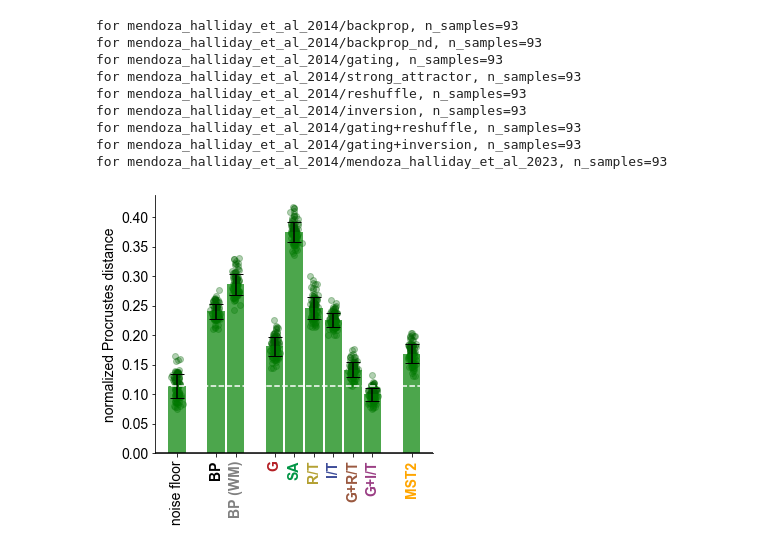
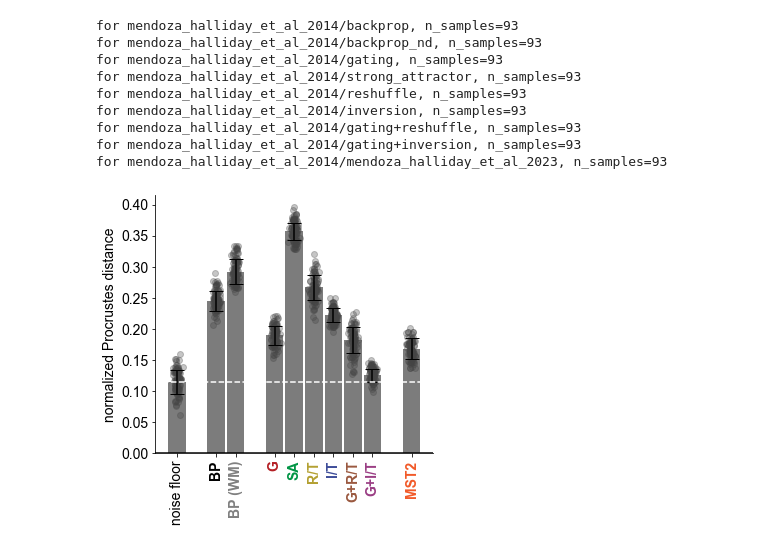
Before and after one commit to azaho/ccn_story3, a Jupyter notebook: netdist_new.ipynb, the cells around one changed output. Saved outputs shown, nothing was run; the diff lists cells and outputs as text; code cells hidden in the pictures.

```diff
--- a/netdist_new.ipynb
+++ b/netdist_new.ipynb
@@ -71,14 +71,14 @@ all_networks = {
         "display_name": "G+I/T"
     },
     "mendoza_halliday_et_al_2014": {
-        "color": "orange",
+        "color": "#F15A29",
         "names": [f"neuraldata/new/diego_phd_mst_{neuraldata_set}{neuraldata_normalization_suffix}"],
         "indices": np.array([0, 1, 2, 3]),
         "neural": True,
         "display_name": "MST1"
     },
     "mendoza_halliday_et_al_2023": {
-        "color": "orange",
+        "color": "#F15A29",
         "names": [f"neuraldata/new/diego_new_mst_{neuraldata_set}{neuraldata_normalization_suffix}"],
         "indices": np.array([0, 1, 2, 3]),
         "neural": True,
@@ -821,7 +827,7 @@ def computedistance_normalizedwithdata(X_neuraldata, Y, similarityname, VARIANCE
 # %%
 metric = LinearMetric(alpha=1.0, zero_pad=True)
 
-neuraldata_name = "mendoza_halliday_et_al_2014"
+neuraldata_name = "mendoza_halliday_et_al_2023"
 comparison_networks = [x for x in all_networks if x != neuraldata_name]
 
 comparison_distances = []
@@ -898,7 +909,7 @@ for mendoza_halliday_et_al_2014/gating+reshuffle, n_samples=93
 for mendoza_halliday_et_al_2014/gating+inversion, n_samples=93
 for mendoza_halliday_et_al_2014/mendoza_halliday_et_al_2023, n_samples=93
 # %%
-distances_list = [distances_a1a2] + comparison_distances
+distances_list = [noise_floor_distances] + comparison_distances
 labels = ['noise floor'] + [all_networks[x]['display_name'] for x in comparison_networks]
 network_colors = [all_networks[x]['color'] for x in comparison_networks]
 
@@ -916,36 +927,42 @@ width = 0.9  # the width of the bars
 fig, ax = plt.subplots(figsize=(5, 5))
 plt.rc('font', **{'family': 'Arial', 'weight': 'normal', 'size': 14})
 
+barcolor = "#444"
+dotscolor = barcolor
+
 # Add data points
 for i, mean in enumerate(means):
-    y_values = distances_list[i]
-    ax.scatter(np.random.randn(len(y_values))*0.1+x[i], y_values, color='darkgreen', zorder=0, alpha=0.3)
+    y_values = np.copy(distances_list[i])
+    np.random.shuffle(y_values)
+    y_values = y_values[::n_network_samples]  # only show some datapoints to not overcrowd the graph
+    if i==0: y_values = y_values[::len(comparison_networks)]  # only show some datapoints to not overcrowd the graph
+    ax.scatter(np.random.randn(len(y_values))*0.1+x[i], y_values, color=dotscolor, zorder=0, alpha=0.3)
 
 # Create bars with error bars
-rects1 = ax.bar(x, means, width, yerr=errors, color="green", alpha=0.7, label='Means', capsize=7)
+rects1 = ax.bar(x, means, width, yerr=errors, color=barcolor, alpha=0.7, label='Means', capsize=7)
 ax.axhline(means[0], color="white", linestyle="--")
 
 # Labels and titles
 ax.set_ylabel('normalized Procrustes distance')
 #ax.set_title(f'distances to {neuraldata_name}')
 ax.set_xticks(x)
 ax.set_xticklabels(labels, rotation=90)
 ax.axhline(0, color='black')
 plt.gca().spines['top'].set_visible(False)
 plt.gca().spines['right'].set_visible(False)
 #plt.ylim(0.10, 0.5)
 #ax.legend()
 
 for i, ticklabel in enumerate(ax.get_xticklabels()):
     if i == 0: continue
     ticklabel.set_color(network_colors[i-1])
     ticklabel.set_weight('bold')
 
 #ax.axhline(np.mean(distance_normalizedwithdata_output['distance_crossconditionaverageneuraltoneuralsubsampled_between0and1']), color='red')
 
 fig.tight_layout()
 
 # Show plot
 plt.savefig(f'paper_figures/_procrustes_distance_to_{neuraldata_name}.pdf', bbox_inches='tight')
 # %% [output]
-[figure, old version]
+[figure, new version]
```
Also changed, not shown: parts of 7 cells of this notebook, 5 other files.
